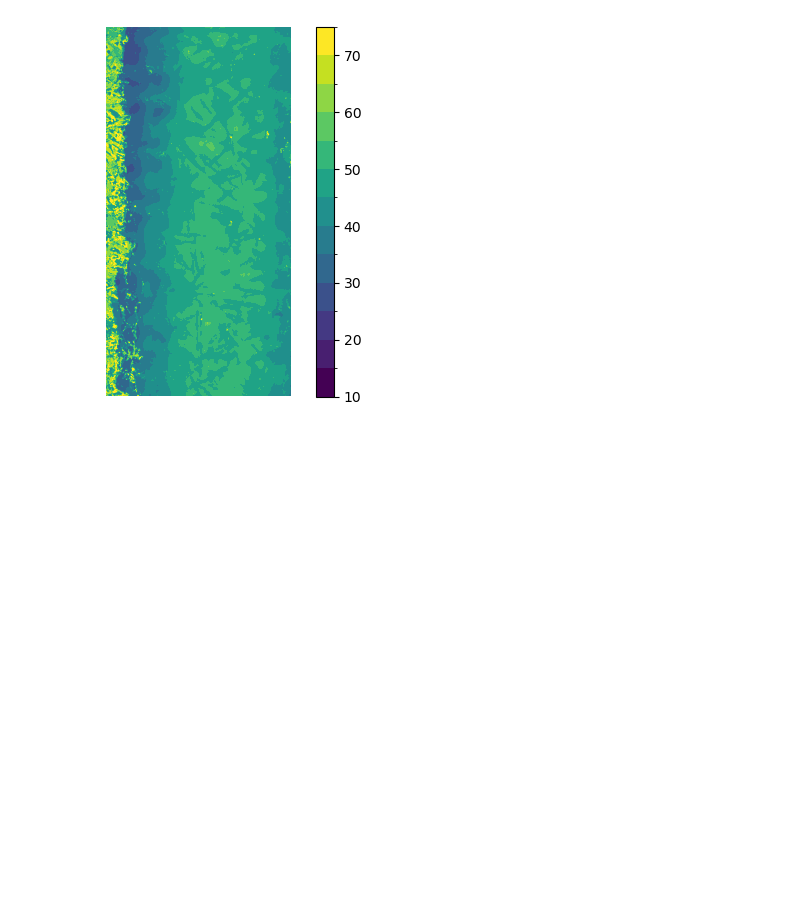
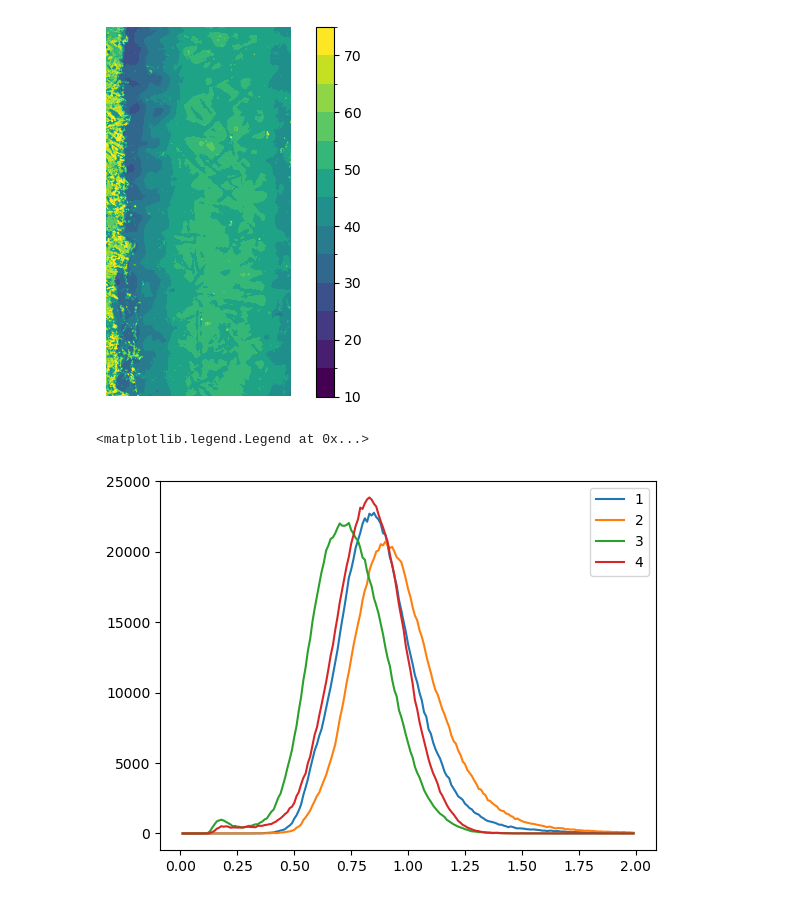
Before and after one commit to Pescatore23/coely_postmortem, a Jupyter notebook: 99_testing.ipynb, the cells around one changed output. Saved outputs shown, nothing was run; the diff lists cells and outputs as text; code cells hidden in the pictures; blank space fills up the shorter version.

```diff
--- a/99_testing.ipynb
+++ b/99_testing.ipynb
@@ -267,3 +267,5 @@ plt.axis('off')
 # %% [output]
 (-0.5, 499.5, 999.5, -0.5)
 [figure]
+# %%
+ims = [im1, im2, im3, im4]
@@ -269,0 +280,17 @@ plt.axis('off')
+# %%
+bins = np.arange(0, 2, 0.01)
+# %%
+hists = []
+for im in ims:
+    hist = np.histogram(im.max(axis=2).flatten(), bins=bins)
+    hists.append(hist)
+# %%
+i = 1
+for hist in hists:
+    plt.plot(bins[1:], hist[0], label=i)
+    i = i+1
+
+plt.legend()
+# %% [output]
+<matplotlib.legend.Legend at 0x...>
+[figure, added]
```
Also changed, not shown: parts of 6 cells of this notebook, 2 other files.
